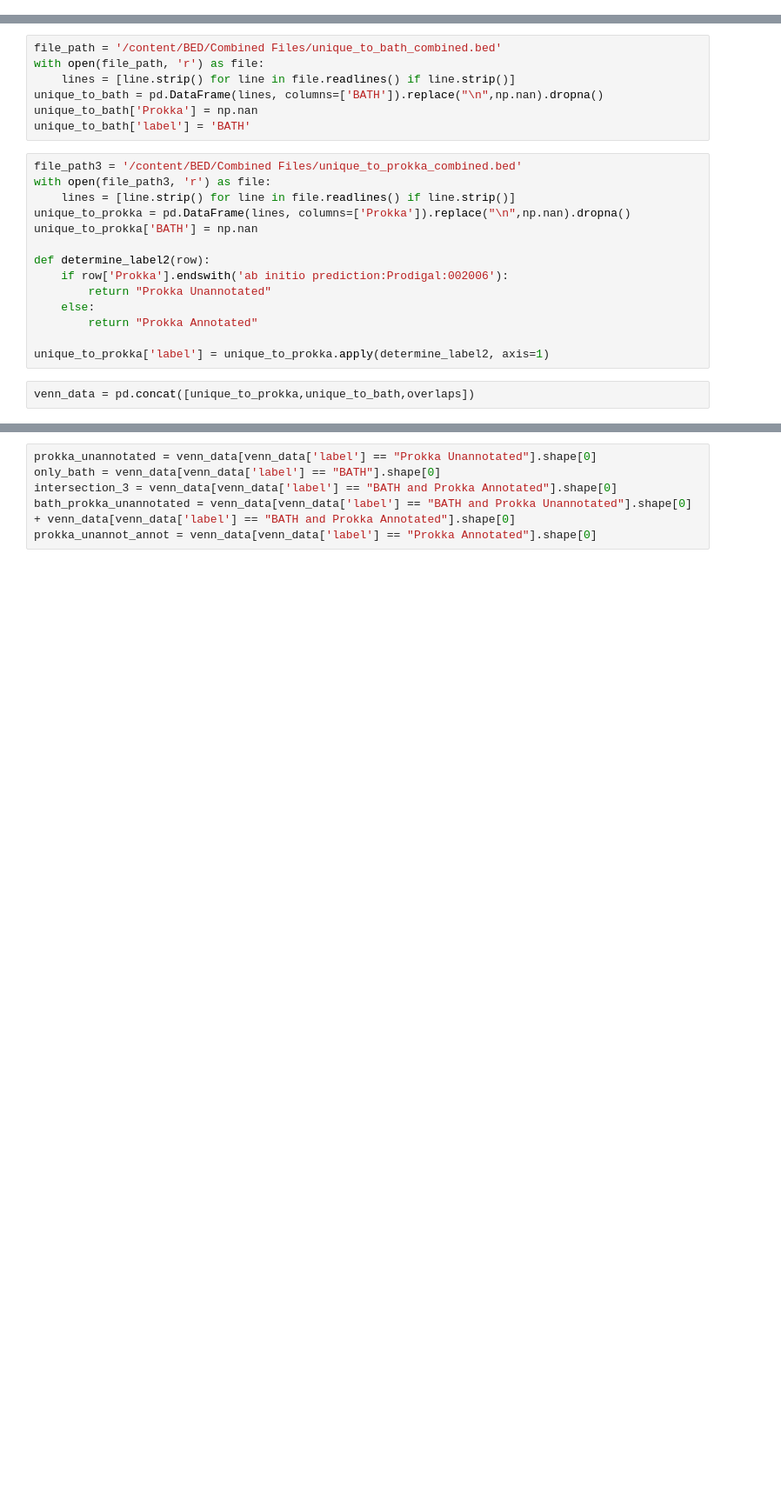
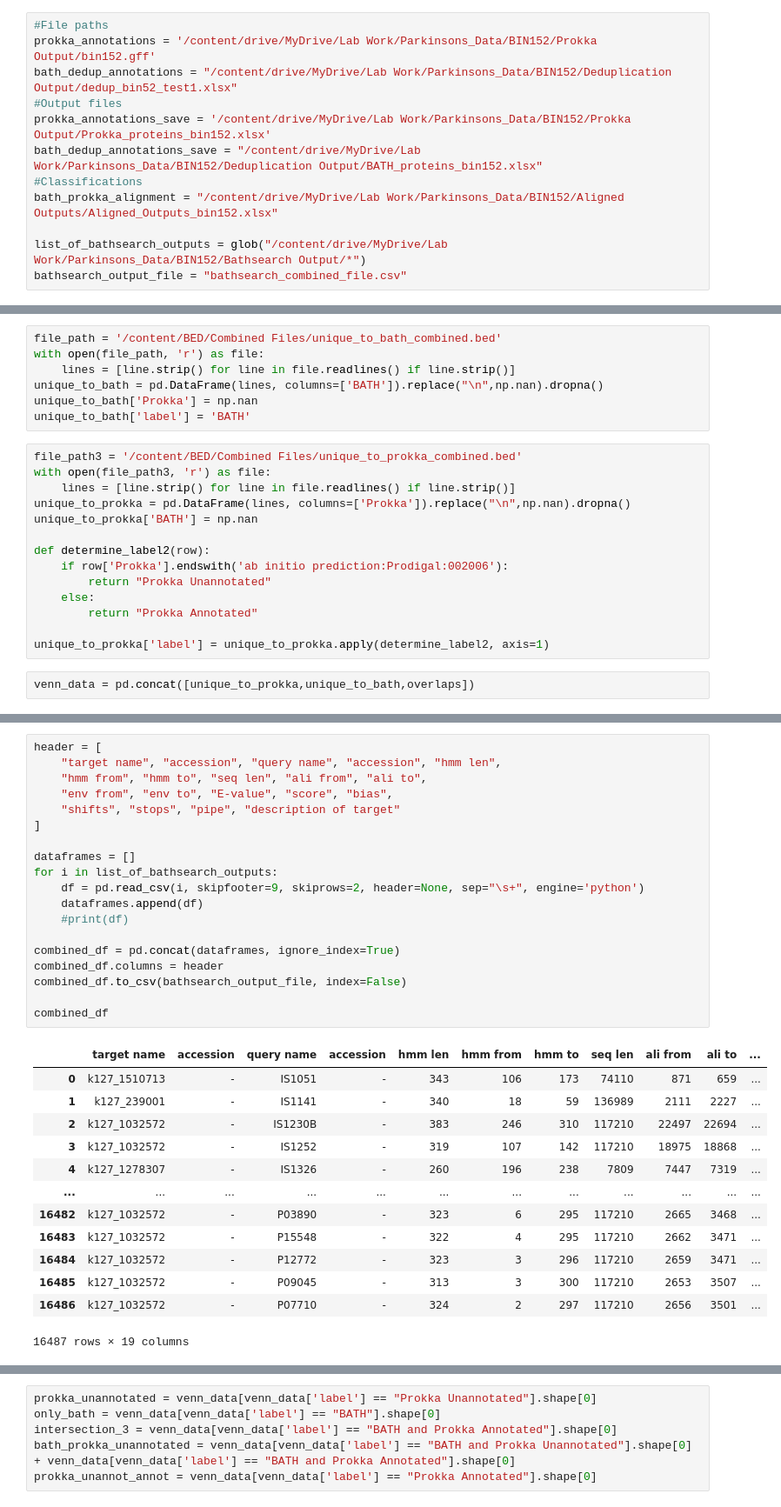
Before and after one commit to NehaSontakk/BATH-Prokka-Comparison, a Jupyter notebook: Updated_Contig_comparison_identifying_gaps_Prokka_vs_BATH.ipynb, the cells around one changed output, grey strips where cells are left out. Shown: that part at 87% size. Drawn from its saved outputs; the diff is of its cells as text; blank space fills up the shorter version.

```diff
--- a/Updated_Contig_comparison_identifying_gaps_Prokka_vs_BATH.ipynb
+++ b/Updated_Contig_comparison_identifying_gaps_Prokka_vs_BATH.ipynb
@@ -42,6 +42,18 @@ import gffpandas.gffpandas as gffpd
 from Bio import SeqIO
 from glob import glob
 from pathlib import Path
+# %%
+#File paths
+prokka_annotations = '/content/drive/MyDrive/Lab Work/Parkinsons_Data/BIN152/Prokka Output/bin152.gff'
+bath_dedup_annotations = "/content/drive/MyDrive/Lab Work/Parkinsons_Data/BIN152/Deduplication Output/dedup_bin52_test1.xlsx"
+#Output files
+prokka_annotations_save = '/content/drive/MyDrive/Lab Work/Parkinsons_Data/BIN152/Prokka Output/Prokka_proteins_bin152.xlsx'
+bath_dedup_annotations_save = "/content/drive/MyDrive/Lab Work/Parkinsons_Data/BIN152/Deduplication Output/BATH_proteins_bin152.xlsx"
+#Classifications
+bath_prokka_alignment = "/content/drive/MyDrive/Lab Work/Parkinsons_Data/BIN152/Aligned Outputs/Aligned_Outputs_bin152.xlsx"
+
+list_of_bathsearch_outputs = glob("/content/drive/MyDrive/Lab Work/Parkinsons_Data/BIN152/Bathsearch Output/*")
+bathsearch_output_file = "bathsearch_combined_file.csv"
 # %%
 #Load and prep the prokka files
 annotation = gffpd.read_gff3(prokka_annotations)
@@ -368,0 +384,33 @@ Name: count, dtype: int64
+# %%
+header = [
+    "target name", "accession", "query name", "accession", "hmm len",
+    "hmm from", "hmm to", "seq len", "ali from", "ali to",
+    "env from", "env to", "E-value", "score", "bias",
+    "shifts", "stops", "pipe", "description of target"
+]
+
+dataframes = []
+for i in list_of_bathsearch_outputs:
+    df = pd.read_csv(i, skipfooter=9, skiprows=2, header=None, sep="\s+", engine='python')
+    dataframes.append(df)
+    #print(df)
+
+combined_df = pd.concat(dataframes, ignore_index=True)
+combined_df.columns = header
+combined_df.to_csv(bathsearch_output_file, index=False)
+
+combined_df
+# %% [output]
+|  | target name | accession | query name | accession | hmm len | hmm from | hmm to | seq len | ali from | ali to | ... |
+| 0 | k127_1510713 | - | IS1051 | - | 343 | 106 | 173 | 74110 | 871 | 659 | ... |
+| 1 | k127_239001 | - | IS1141 | - | 340 | 18 | 59 | 136989 | 2111 | 2227 | ... |
+| 2 | k127_1032572 | - | IS1230B | - | 383 | 246 | 310 | 117210 | 22497 | 22694 | ... |
+| 3 | k127_1032572 | - | IS1252 | - | 319 | 107 | 142 | 117210 | 18975 | 18868 | ... |
+| 4 | k127_1278307 | - | IS1326 | - | 260 | 196 | 238 | 7809 | 7447 | 7319 | ... |
+| ... | ... | ... | ... | ... | ... | ... | ... | ... | ... | ... | ... |
+| 16482 | k127_1032572 | - | P03890 | - | 323 | 6 | 295 | 117210 | 2665 | 3468 | ... |
+| 16483 | k127_1032572 | - | P15548 | - | 322 | 4 | 295 | 117210 | 2662 | 3471 | ... |
+| 16484 | k127_1032572 | - | P12772 | - | 323 | 3 | 296 | 117210 | 2659 | 3471 | ... |
+| 16485 | k127_1032572 | - | P09045 | - | 313 | 3 | 300 | 117210 | 2653 | 3507 | ... |
+| 16486 | k127_1032572 | - | P07710 | - | 324 | 2 | 297 | 117210 | 2656 | 3501 | ... |
+16487 rows × 19 columns
```
Also changed, not shown: parts of 18 cells of this notebook.
